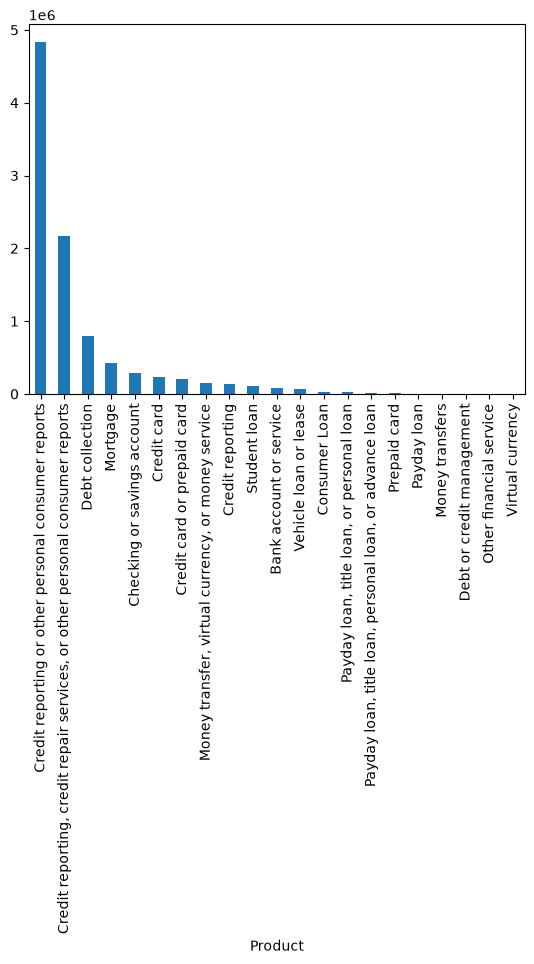
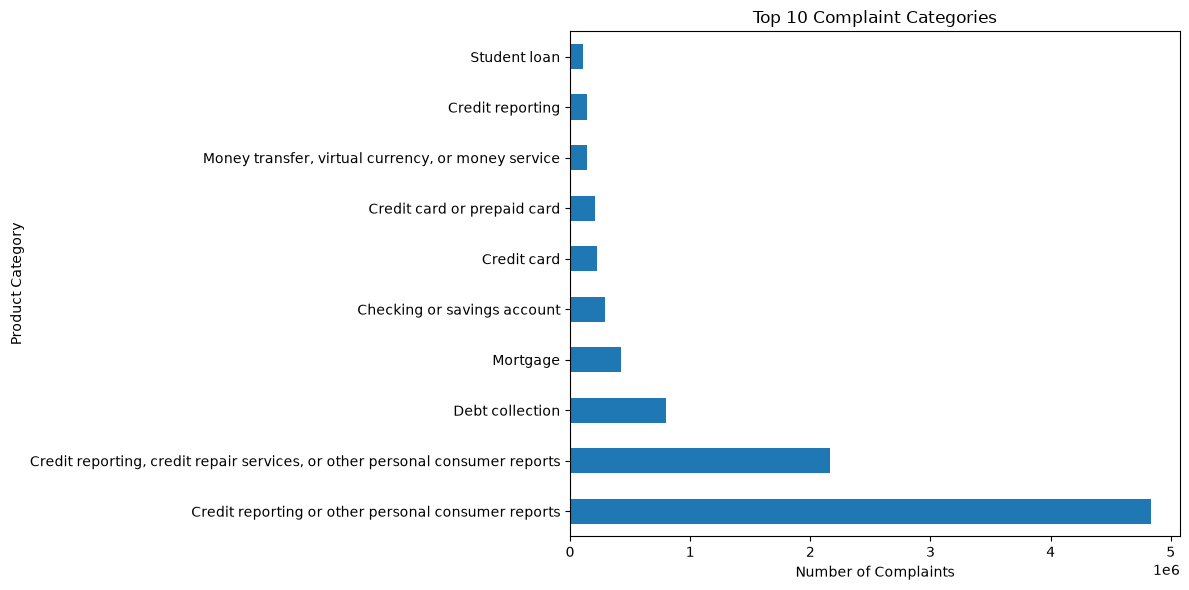
Code edit (unified diff) that turned the first committed figure into the second:
--- before
+++ after
@@ -2,4 +2,15 @@
 import matplotlib.pyplot as plt
 
-df["Product"].value_counts().plot(kind="bar")
+top_products = df["Product"].value_counts().head(10)
+
+plt.figure(figsize=(12,6))
+
+top_products.plot(kind="barh")
+
+plt.title("Top 10 Complaint Categories")
+plt.xlabel("Number of Complaints")
+plt.ylabel("Product Category")
+
+plt.tight_layout()
 plt.show()
+

Commit: feat: implement RAG retrieval and generation pipeline